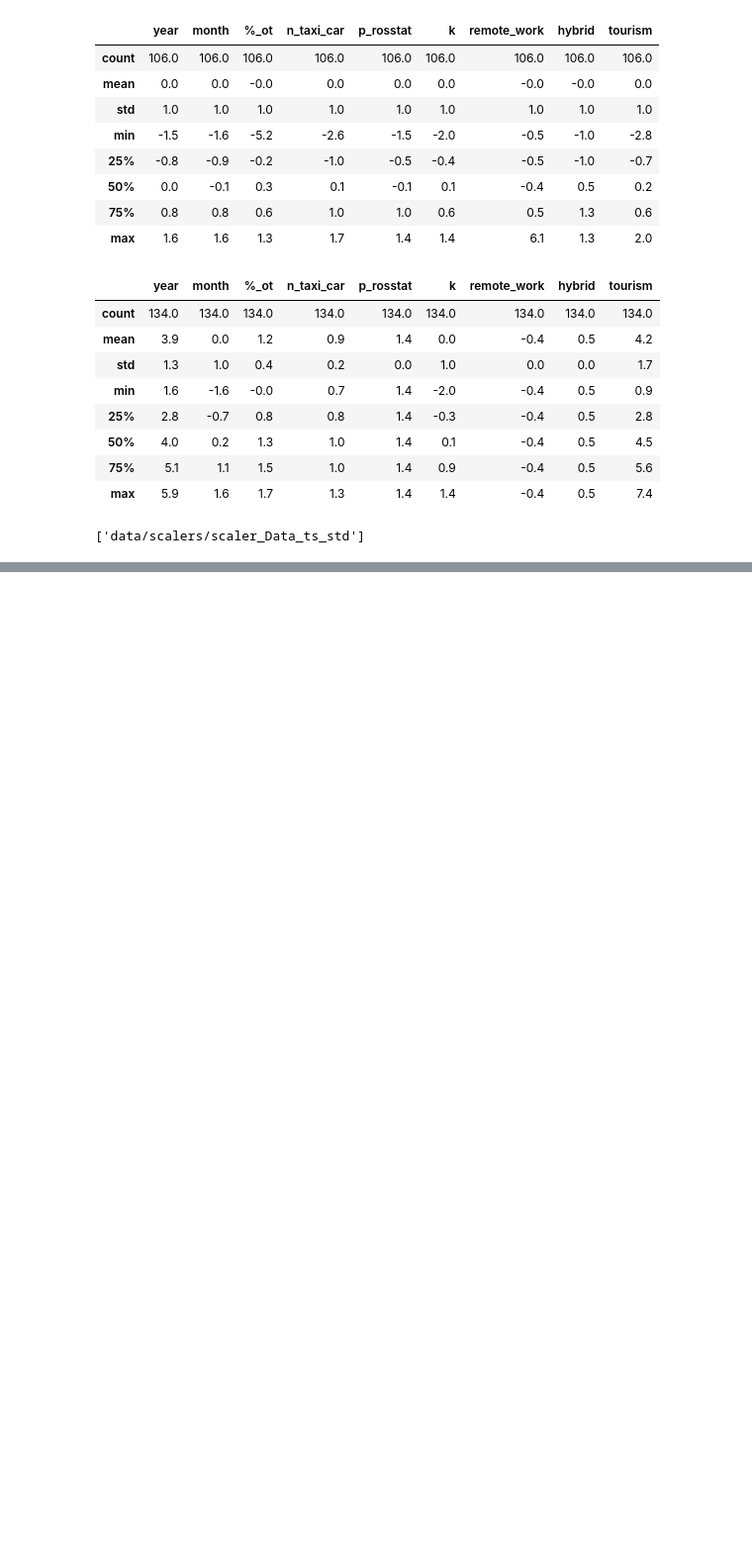
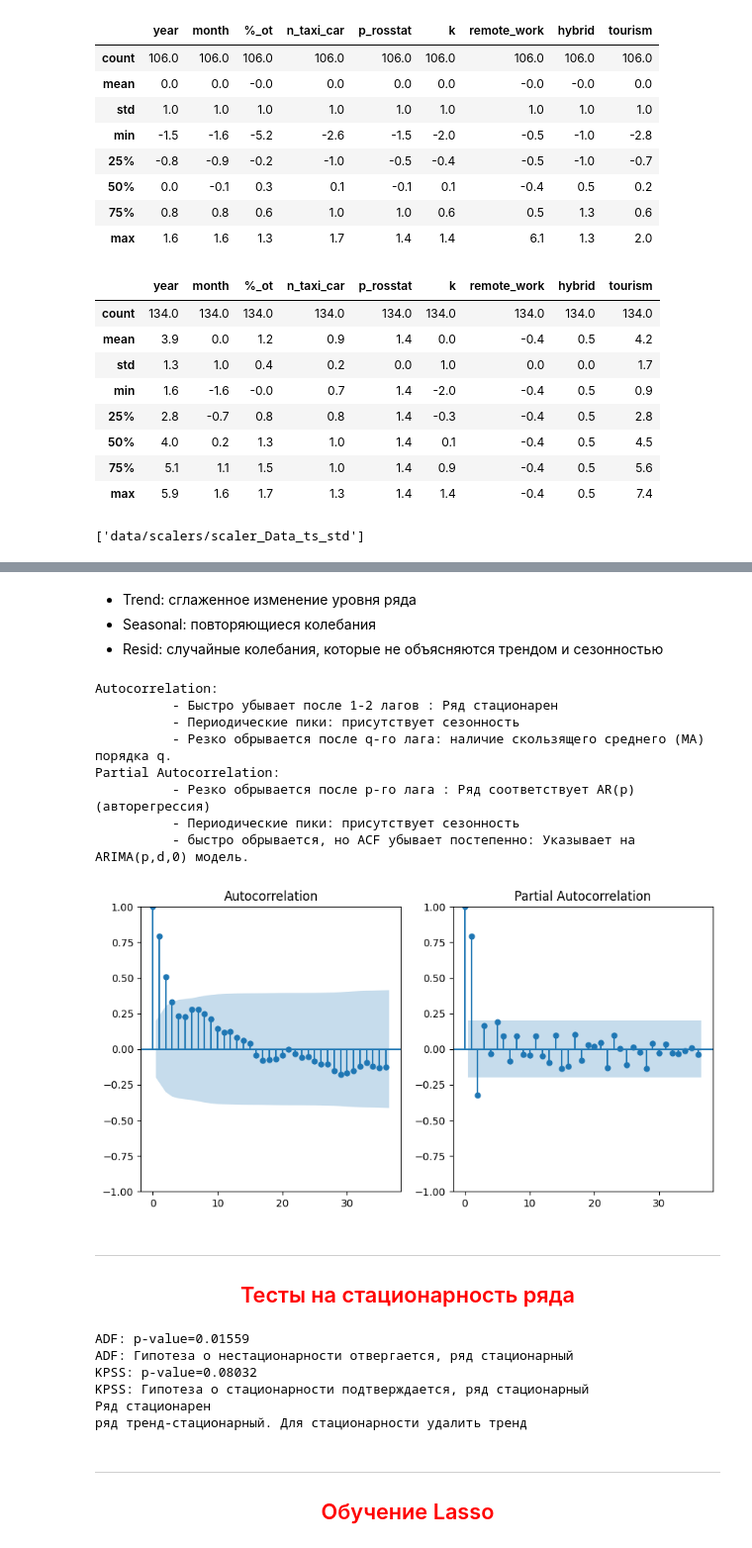
Before and after one commit to NazarovMichail/ds_nms, a Jupyter notebook: data_ts_test.ipynb, the cells around one changed output, grey strips where cells are left out. Shown at 99% size. Drawn from its saved outputs; the diff is of its cells as text; code cells hidden in the pictures; blank space fills up the shorter version.

```diff
--- a/data_ts_test.ipynb
+++ b/data_ts_test.ipynb
@@ -225 +248,36 @@ params = model_tune_params.ModelsParams()
+# %% [markdown]
+- Trend: сглаженное изменение уровня ряда
+- Seasonal: повторяющиеся колебания
+- Resid: случайные колебания, которые не объясняются трендом и сезонностью
+# %%
+stat_tests.acf_pacf_plot(y=y_train_test, alpha=0.05, lags=36)
+# %% [output]
+Autocorrelation:
+          - Быстро убывает после 1-2 лагов : Ряд стационарен
+          - Периодические пики: присутствует сезонность
+          - Резко обрывается после q-го лага: наличие скользящего среднего (MA) порядка q.
+Partial Autocorrelation:
+          - Резко обрывается после p-го лага : Ряд соответствует AR(p) (авторегрессия)
+          - Периодические пики: присутствует сезонность
+          - быстро обрывается, но ACF убывает постепенно: Указывает на ARIMA(p,d,0) модель.
+[figure, added]
+# %% [markdown]
+___
+
+## <center><a id=3 style='color:red'>Тесты на стационарность ряда</a>
+# %%
+adf_result = stat_tests.stationarity_test(
+    y=y_train_test,
+    regression='c')
+# %% [output]
+ADF: p-value=0.01559
+ADF: Гипотеза о нестационарности отвергается, ряд стационарный
+KPSS: p-value=0.08032
+KPSS: Гипотеза о стационарности подтверждается, ряд стационарный
+Ряд стационарен
+ряд тренд-стационарный. Для стационарности удалить тренд
+# %% [markdown]
+___
+
+## <center><a id=3 style='color:red'>Обучение Lasso</a>
 # %%
```
Also changed, not shown: parts of 35 cells of this notebook, 2 other files.
